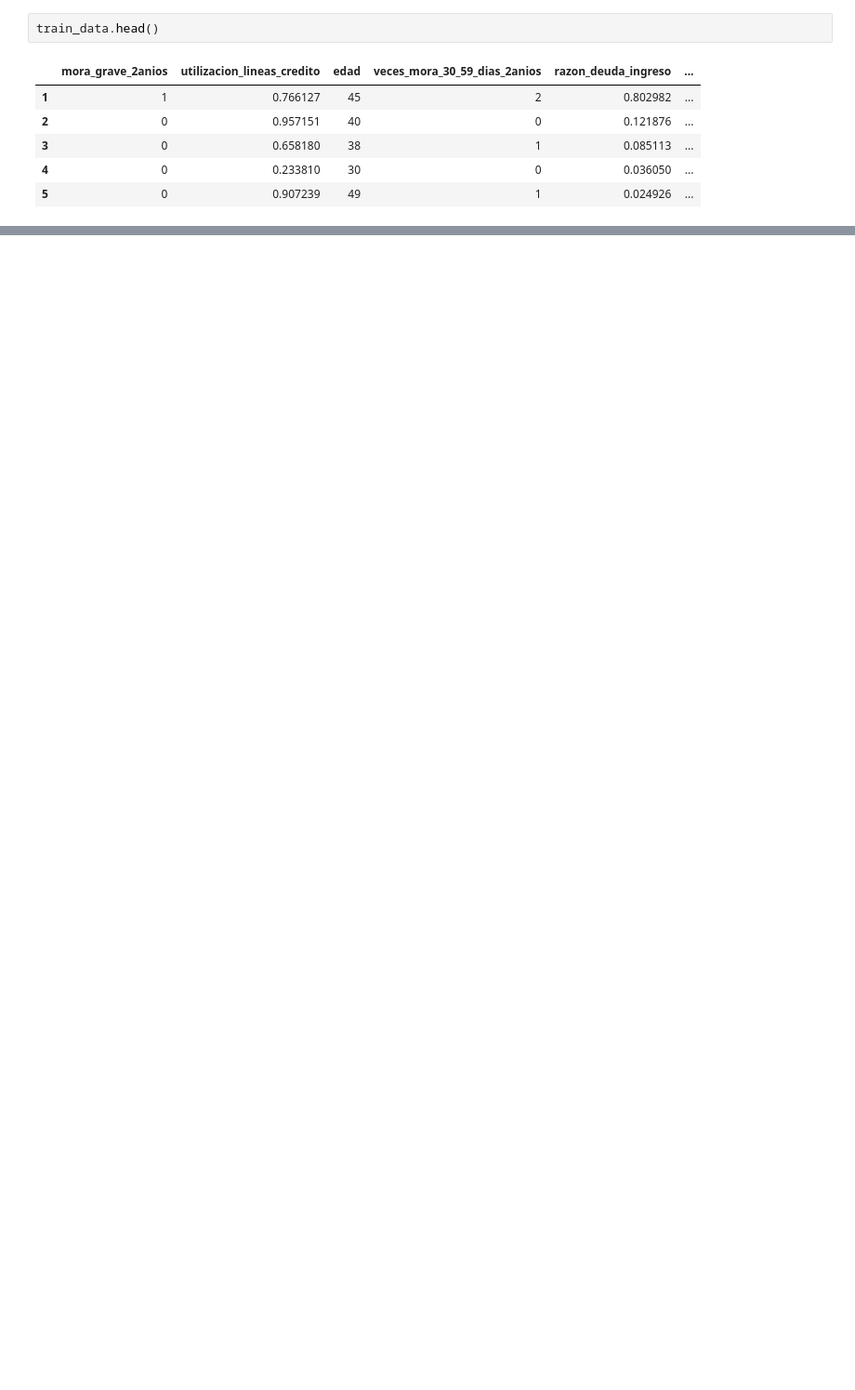
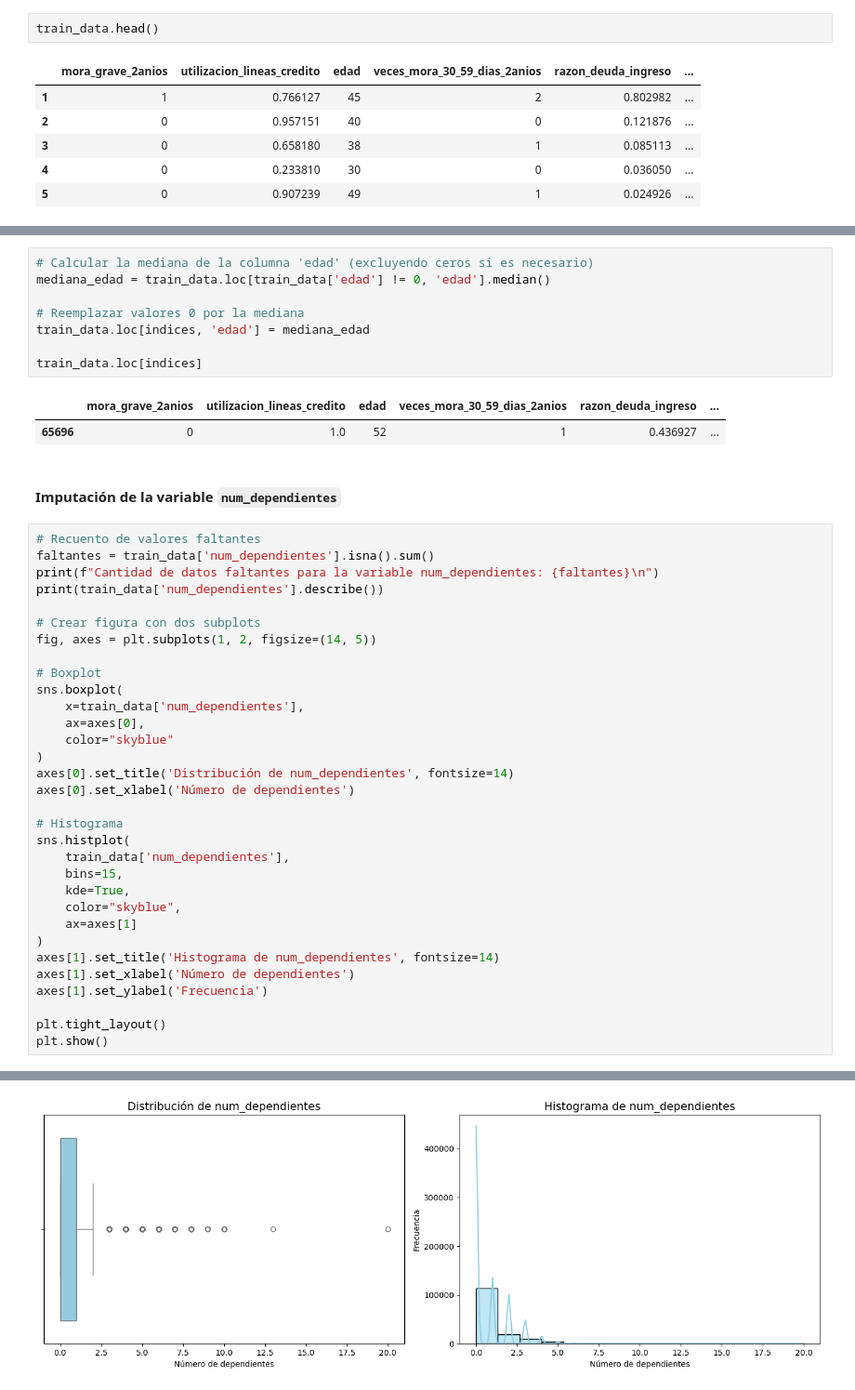
Before and after one commit to sePerezAlbor/ProyectoFinal_MachineLearning, a Jupyter notebook: _sources/EDA.ipynb, the cells around one changed output, grey strips where cells are left out. Shown at 93% size. Cells and saved outputs as stored; diff of their text form; blank space fills up the shorter version.

```diff
--- a/_sources/EDA.ipynb
+++ b/_sources/EDA.ipynb
@@ -104,0 +230,46 @@ Se observa que las variables abarcan tanto características financieras como dem
+# %%
+# Calcular la mediana de la columna 'edad' (excluyendo ceros si es necesario)
+mediana_edad = train_data.loc[train_data['edad'] != 0, 'edad'].median()
+
+# Reemplazar valores 0 por la mediana
+train_data.loc[indices, 'edad'] = mediana_edad
+
+train_data.loc[indices]
+# %% [output]
+|  | mora_grave_2anios | utilizacion_lineas_credito | edad | veces_mora_30_59_dias_2anios | razon_deuda_ingreso | ... |
+| 65696 | 0 | 1.0 | 52 | 1 | 0.436927 | ... |
+# %% [markdown]
+#### **Imputación de la variable** `num_dependientes`
+# %%
+# Recuento de valores faltantes
+faltantes = train_data['num_dependientes'].isna().sum()
+print(f"Cantidad de datos faltantes para la variable num_dependientes: {faltantes}\n")
+print(train_data['num_dependientes'].describe())
+
+# Crear figura con dos subplots
+fig, axes = plt.subplots(1, 2, figsize=(14, 5))
+
+# Boxplot
+sns.boxplot(
+    x=train_data['num_dependientes'],
+    ax=axes[0],
+    color="skyblue"
+)
+axes[0].set_title('Distribución de num_dependientes', fontsize=14)
+axes[0].set_xlabel('Número de dependientes')
+
+# Histograma
+sns.histplot(
+    train_data['num_dependientes'],
+    bins=15,
+    kde=True,
+    color="skyblue",
+    ax=axes[1]
+)
+axes[1].set_title('Histograma de num_dependientes', fontsize=14)
+axes[1].set_xlabel('Número de dependientes')
+axes[1].set_ylabel('Frecuencia')
+
+plt.tight_layout()
+plt.show()
+# %% [output]
@@ -104,0 +287 @@ Se observa que las variables abarcan tanto características financieras como dem
+[figure, added]
```
Also changed, not shown: parts of 52 cells of this notebook, 22 other files.
